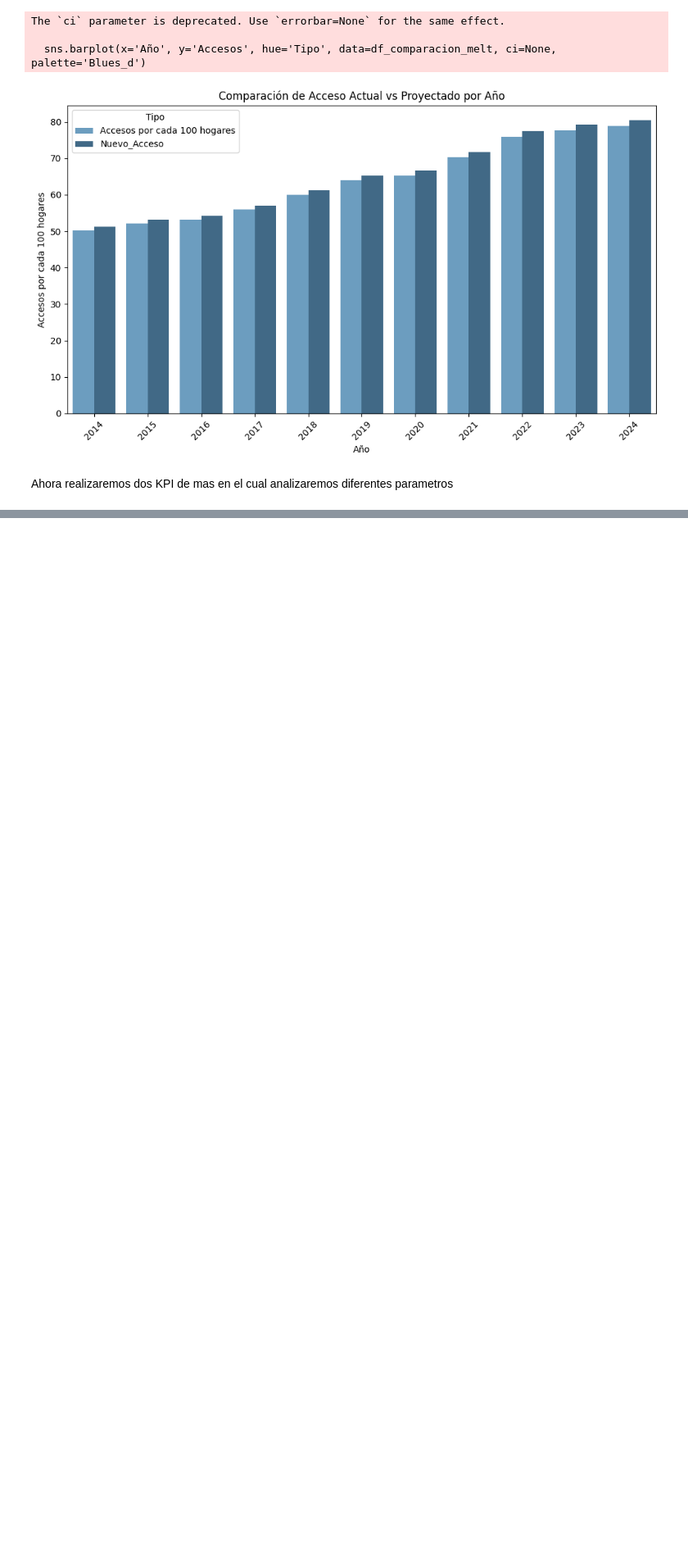
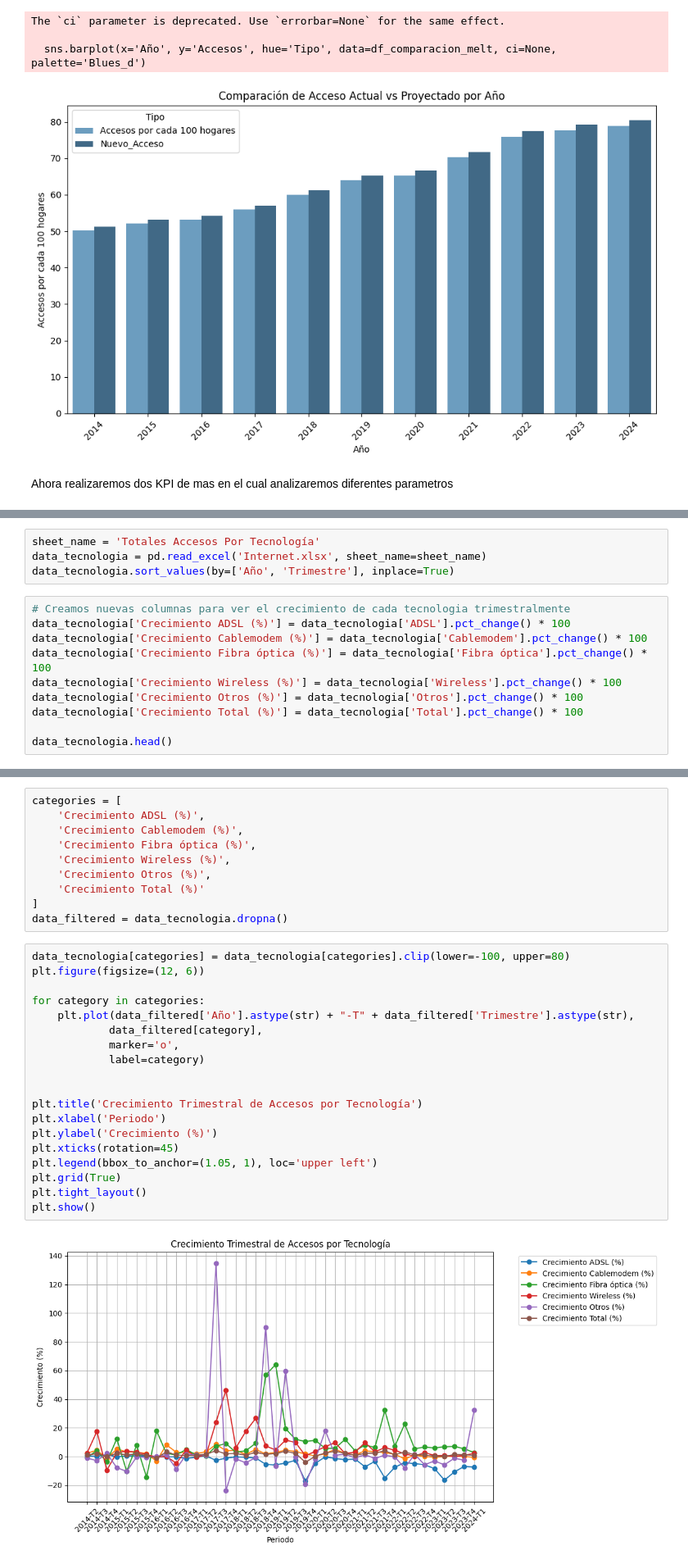
Before and after one commit to Ragnar0905/P2_DataAnalysis, a Jupyter notebook: EDA_y_KPI.ipynb, the cells around one changed output, grey strips where cells are left out. Shown at 82% size. Saved outputs shown, nothing was run; the diff lists cells and outputs as text; blank space fills up the shorter version.

```diff
--- a/EDA_y_KPI.ipynb
+++ b/EDA_y_KPI.ipynb
@@ -413,0 +372,14 @@ Se observa que la tasa de penetración vario mucho a traves de los años pero se
+# %%
+sheet_name = 'Totales Accesos Por Tecnología'
+data_tecnologia = pd.read_excel('Internet.xlsx', sheet_name=sheet_name)
+data_tecnologia.sort_values(by=['Año', 'Trimestre'], inplace=True)
+# %%
+# Creamos nuevas columnas para ver el crecimiento de cada tecnologia trimestralmente
+data_tecnologia['Crecimiento ADSL (%)'] = data_tecnologia['ADSL'].pct_change() * 100
+data_tecnologia['Crecimiento Cablemodem (%)'] = data_tecnologia['Cablemodem'].pct_change() * 100
+data_tecnologia['Crecimiento Fibra óptica (%)'] = data_tecnologia['Fibra óptica'].pct_change() * 100
+data_tecnologia['Crecimiento Wireless (%)'] = data_tecnologia['Wireless'].pct_change() * 100
+data_tecnologia['Crecimiento Otros (%)'] = data_tecnologia['Otros'].pct_change() * 100
+data_tecnologia['Crecimiento Total (%)'] = data_tecnologia['Total'].pct_change() * 100
+
+data_tecnologia.head()
@@ -413,0 +393,31 @@ Se observa que la tasa de penetración vario mucho a traves de los años pero se
+# %%
+categories = [
+    'Crecimiento ADSL (%)',
+    'Crecimiento Cablemodem (%)',
+    'Crecimiento Fibra óptica (%)',
+    'Crecimiento Wireless (%)',
+    'Crecimiento Otros (%)',
+    'Crecimiento Total (%)'
+]
+data_filtered = data_tecnologia.dropna()
+# %%
+data_tecnologia[categories] = data_tecnologia[categories].clip(lower=-100, upper=80)
+plt.figure(figsize=(12, 6))
+
+for category in categories:
+    plt.plot(data_filtered['Año'].astype(str) + "-T" + data_filtered['Trimestre'].astype(str),
+            data_filtered[category],
+            marker='o',
+            label=category)
+
+
+plt.title('Crecimiento Trimestral de Accesos por Tecnología')
+plt.xlabel('Periodo')
+plt.ylabel('Crecimiento (%)')
+plt.xticks(rotation=45)
+plt.legend(bbox_to_anchor=(1.05, 1), loc='upper left')
+plt.grid(True)
+plt.tight_layout()
+plt.show()
+# %% [output]
+[figure, added]
```
Also changed, not shown: parts of 19 cells of this notebook.
